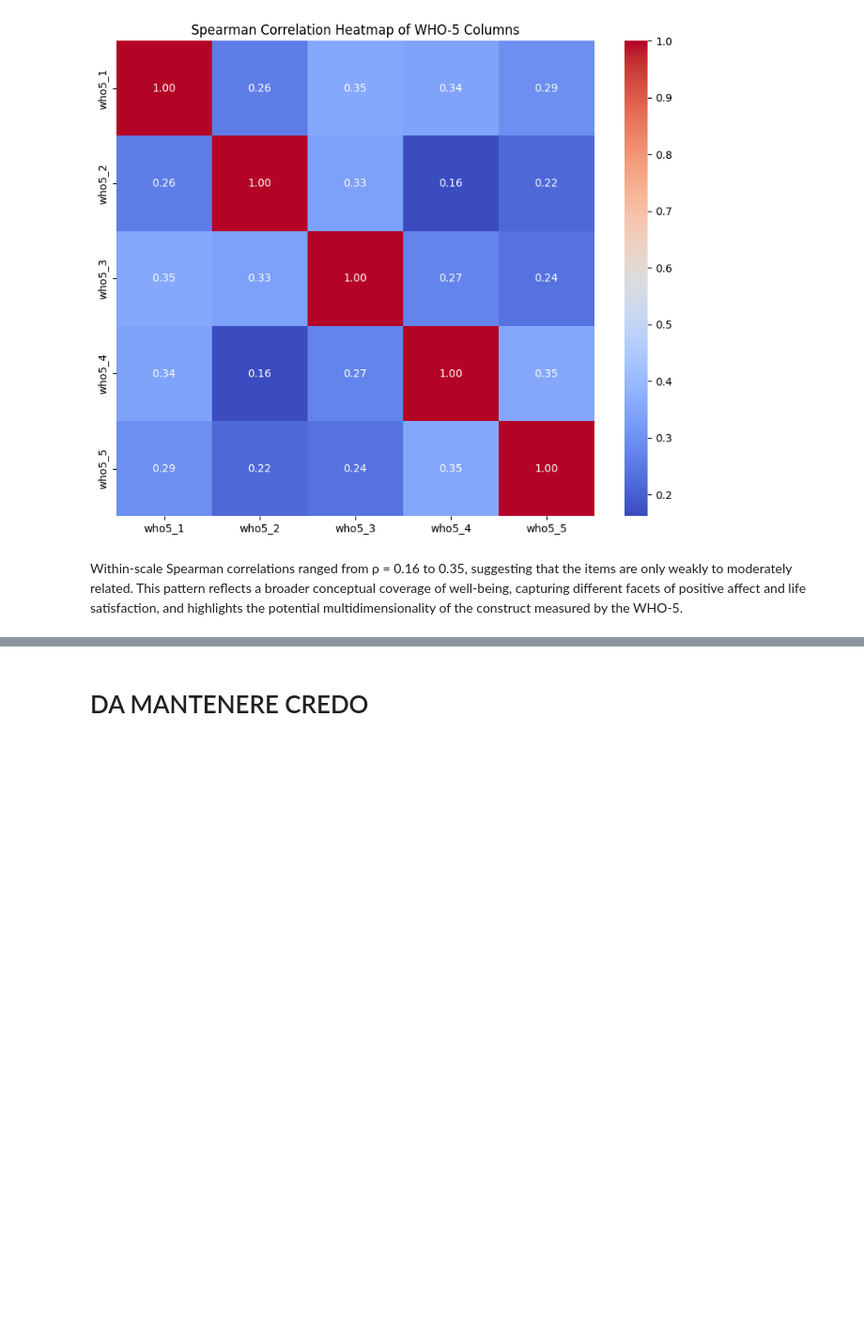
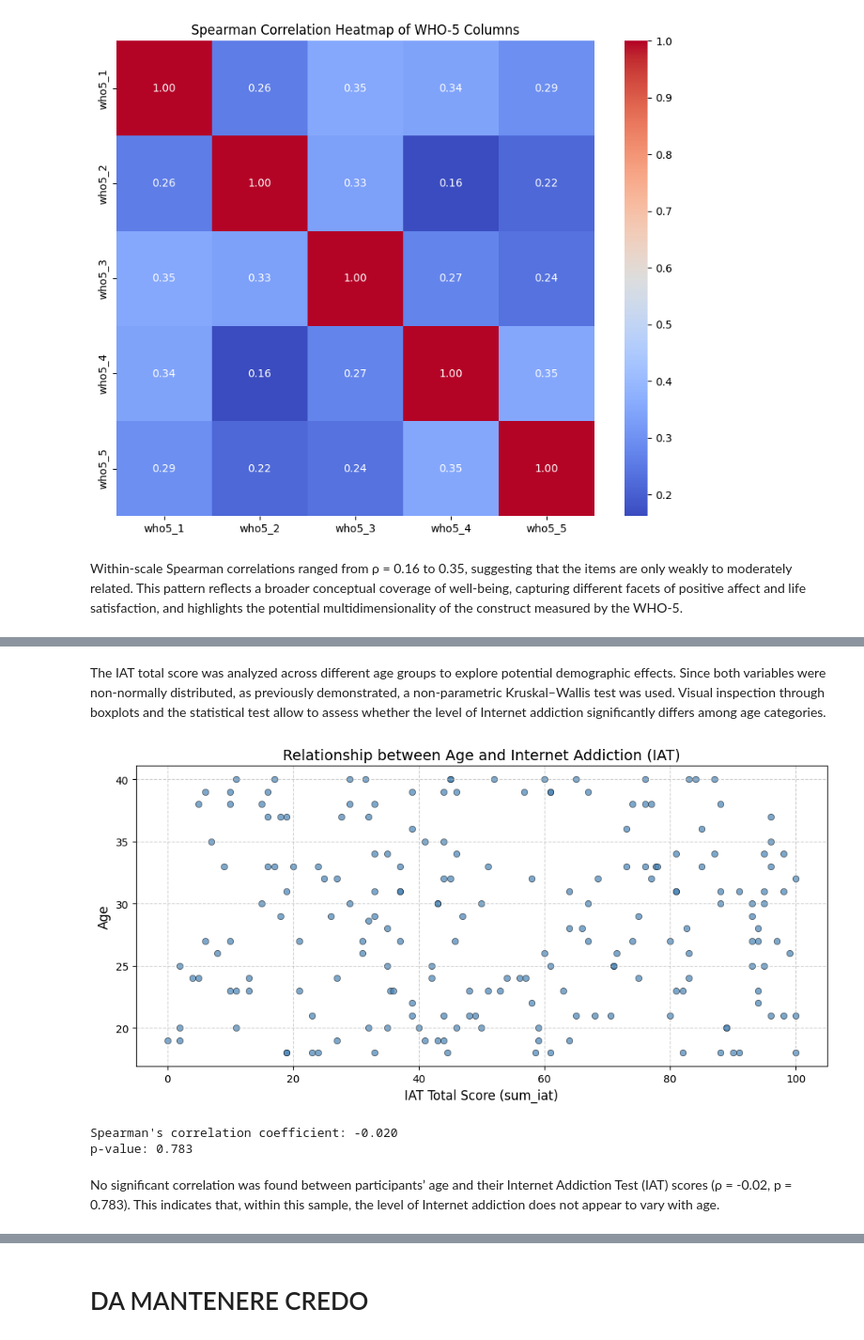
Before and after one commit to francescaius/ehealth2025_gruppo12, a Jupyter notebook: eHealthProject_20252026/dataset_analysis copy.ipynb, the cells around one changed output, grey strips where cells are left out. Shown at 94% size. Cells and saved outputs as stored; diff of their text form; code cells hidden in the pictures; blank space fills up the shorter version.

```diff
--- a/eHealthProject_20252026/dataset_analysis copy.ipynb
+++ b/eHealthProject_20252026/dataset_analysis copy.ipynb
@@ -902,0 +920,32 @@ Within-scale Spearman correlations ranged from ρ = 0.16 to 0.35, suggesting tha
+# %% [markdown]
+The IAT total score was analyzed across different age groups to explore potential demographic effects.
+Since both variables were non-normally distributed, as previously demonstrated, a non-parametric Kruskal–Wallis test was used.
+Visual inspection through boxplots and the statistical test allow to assess whether the level of Internet addiction significantly differs among age categories.
+# %%
+plt.figure(figsize=(10, 5))
+sns.scatterplot(
+    x=df_filtered['sum_iat'],
+    y=df_filtered['age'],
+    color='steelblue',
+    edgecolor='black',
+    alpha=0.7
+)
+plt.title('Relationship between Age and Internet Addiction (IAT)', fontsize=14)
+plt.xlabel('IAT Total Score (sum_iat)', fontsize=12)
+plt.ylabel('Age', fontsize=12)
+plt.grid(True, linestyle='--', alpha=0.6)
+plt.tight_layout()
+plt.show()
+
+# Spearman correlation test
+spearman_corr, spearman_p_value = spearmanr(df_filtered['sum_iat'], df_filtered['age'])
+
+print(f"Spearman's correlation coefficient: {spearman_corr:.3f}")
+print(f"p-value: {spearman_p_value:.3f}")
+# %% [output]
+[figure, added]
+Spearman's correlation coefficient: -0.020
+p-value: 0.783
+# %% [markdown]
+No significant correlation was found between participants’ age and their Internet Addiction Test (IAT) scores (ρ = -0.02, p = 0.783).
+This indicates that, within this sample, the level of Internet addiction does not appear to vary with age.
```
Also changed, not shown: parts of 12 cells of this notebook.
